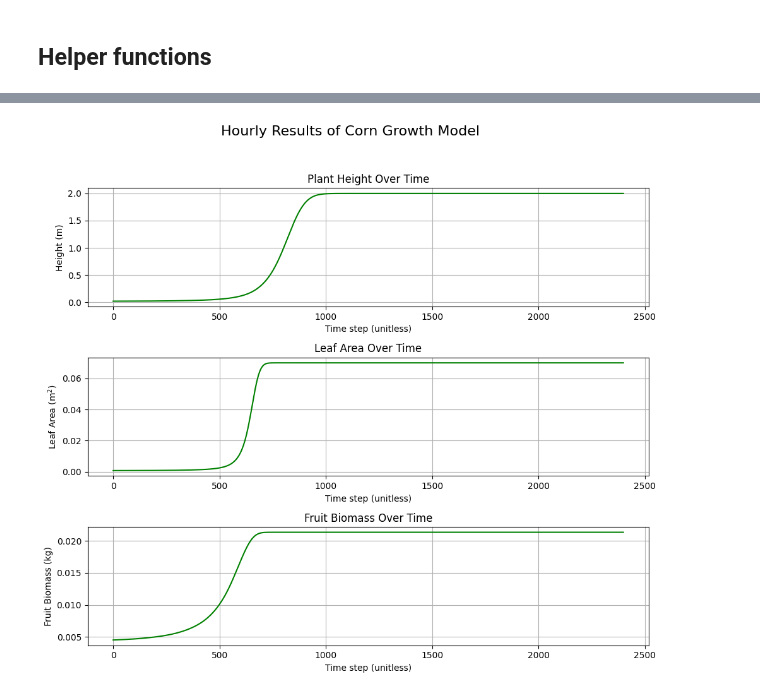
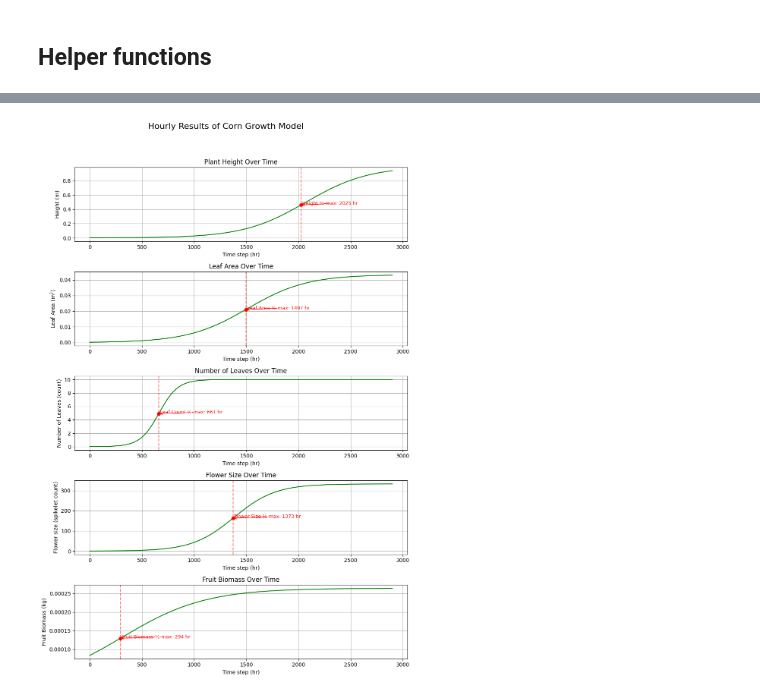
Before and after one commit to carlacupcake/smartfarm, a Jupyter notebook: python/src/sandbox/smartfarm2.ipynb, the cells around one changed output, grey strips where cells are left out. Drawn from its saved outputs; the diff is of its cells as text; code cells hidden in the pictures.

```diff
--- a/python/src/sandbox/smartfarm2.ipynb
+++ b/python/src/sandbox/smartfarm2.ipynb
@@ -142,0 +158,6 @@ Forestry
+# %%
+# # Nutrient factors are based on a sigma=1 Gaussian distribution
+def get_nutrient_factor(x, mu, sigma):
+    nu = (1 / (sigma * np.sqrt(2 * np.pi))) * np.exp(-0.5 * ((x - mu) / sigma) ** 2) + 1
+    #return nu
+    return 1
@@ -142,0 +189,6 @@ Forestry
+# %%
+precipitation = get_sim_inputs_from_hourly(hourly_array=hourly_precipitation, dt=dt, simulation_hours=simulation_hours)
+radiation = get_sim_inputs_from_hourly(hourly_array=hourly_radiation, dt=dt, simulation_hours=simulation_hours)
+temperature = get_sim_inputs_from_hourly(hourly_array=hourly_temperature, dt=dt, simulation_hours=simulation_hours)
+irrigation = get_sim_inputs_from_hourly(hourly_array=hourly_irrigation, dt=dt, simulation_hours=simulation_hours)
+fertilizer = get_sim_inputs_from_hourly(hourly_array=hourly_fertilizer, dt=dt, simulation_hours=simulation_hours)
@@ -211,31 +300,75 @@ dAdt/kA = 0.0
+# %%
+sampled_height = sample_hourly(h, dt, simulation_hours)
+sampled_leaf_area = sample_hourly(A, dt, simulation_hours)
+sampled_number_of_leaves = sample_hourly(N, dt, simulation_hours)
+sampled_flower_size = sample_hourly(c, dt, simulation_hours)
+sampled_fruit_biomass = sample_hourly(P, dt, simulation_hours)
 # %%
-# Plot the time-dependent variables
+import numpy as np
+import matplotlib.pyplot as plt
 
-fig, axs = plt.subplots(3, 1, figsize=(10, 9))
+# Helper function to find the x-location of half-max point
+def annotate_half_max(ax, y_data, label):
+    y_max = np.max(y_data)
+    half_max = y_max / 2
+    tolerance = 0.01 * y_max  # 1% tolerance
+
+    # Find first index where value is close to half max
+    idx = np.where(np.abs(y_data - half_max) <= tolerance)[0]
+    if len(idx) > 0:
+        x_val = idx[0]
+        y_val = y_data[x_val]
+        ax.plot(x_val, y_val, 'ro')  # Red dot
+        ax.axvline(x=x_val, color='red', linestyle='--', alpha=0.5)  # Vertical line
+        ax.annotate(f'{label}: {x_val} hr', xy=(x_val, y_val), xytext=(x_val + 10, y_val),
+                    arrowprops=dict(arrowstyle='->', color='red'), color='red', fontsize=9)
+
+# Create the figure and axes
+fig, axs = plt.subplots(5, 1, figsize=(10, 15))
 
 # Height
-axs[0].plot(np.arange(Tsim), h, color='green')
-axs[0].set_xlabel('Time step (unitless)')
+axs[0].plot(np.arange(simulation_hours), sampled_height, color='green')
+axs[0].set_xlabel('Time step (hr)')
 axs[0].set_ylabel('Height (m)')
-axs[0].set_title(f'Plant Height Over Time')
+axs[0].set_title('Plant Height Over Time')
 axs[0].grid(True)
+annotate_half_max(axs[0], sampled_height, 'Height ½-max')
 
 # Leaf Area
-axs[1].plot(np.arange(Tsim), A, color='green')
-axs[1].set_xlabel('Time step (unitless)')
+axs[1].plot(np.arange(simulation_hours), sampled_leaf_area, color='green')
+axs[1].set_xlabel('Time step (hr)')
 axs[1].set_ylabel(r'Leaf Area (m$^{2}$)')
-axs[1].set_title(f'Leaf Area Over Time')
+axs[1].set_title('Leaf Area Over Time')
 axs[1].grid(True)
+annotate_half_max(axs[1], sampled_leaf_area, 'Leaf Area ½-max')
+
+# Number of leaves
+axs[2].plot(np.arange(simulation_hours), sampled_number_of_leaves, color='green')
+axs[2].set_xlabel('Time step (hr)')
+axs[2].set_ylabel('Number of Leaves (count)')
+axs[2].set_title('Number of Leaves Over Time')
+axs[2].grid(True)
+annotate_half_max(axs[2], sampled_number_of_leaves, 'Leaf Count ½-max')
+
+# Flower size
+axs[3].plot(np.arange(simulation_hours), sampled_flower_size, color='green')
+axs[3].set_xlabel('Time step (hr)')
+axs[3].set_ylabel('Flower size (spikelet count)')
+axs[3].set_title('Flower Size Over Time')
+axs[3].grid(True)
+annotate_half_max(axs[3], sampled_flower_size, 'Flower Size ½-max')
 
 # Fruit Biomass
-axs[2].plot(np.arange(Tsim), P, color='green')
-axs[2].set_xlabel('Time step (unitless)')
-axs[2].set_ylabel('Fruit Biomass (kg)')
-axs[2].set_title(f'Fruit Biomass Over Time')
-axs[2].grid(True)
+axs[4].plot(np.arange(simulation_hours), sampled_fruit_biomass, color='green')
+axs[4].set_xlabel('Time step (hr)')
+axs[4].set_ylabel('Fruit Biomass (kg)')
+axs[4].set_title('Fruit Biomass Over Time')
+axs[4].grid(True)
+annotate_half_max(axs[4], sampled_fruit_biomass, 'Fruit Biomass ½-max')
 
-fig.suptitle(f'Hourly Results of Corn Growth Model', fontsize=16)
-plt.tight_layout(rect=[0, 0, 1, 0.95]) # Adjust layout to prevent overlap
+# Final layout and display
+fig.suptitle('Hourly Results of Corn Growth Model', fontsize=16)
+plt.tight_layout(rect=[0, 0, 1, 0.95])
 plt.show()
 # %% [output]
-[figure, old version]
+[figure, new version]
```
Also changed, not shown: parts of 22 cells of this notebook, 3 other files.
